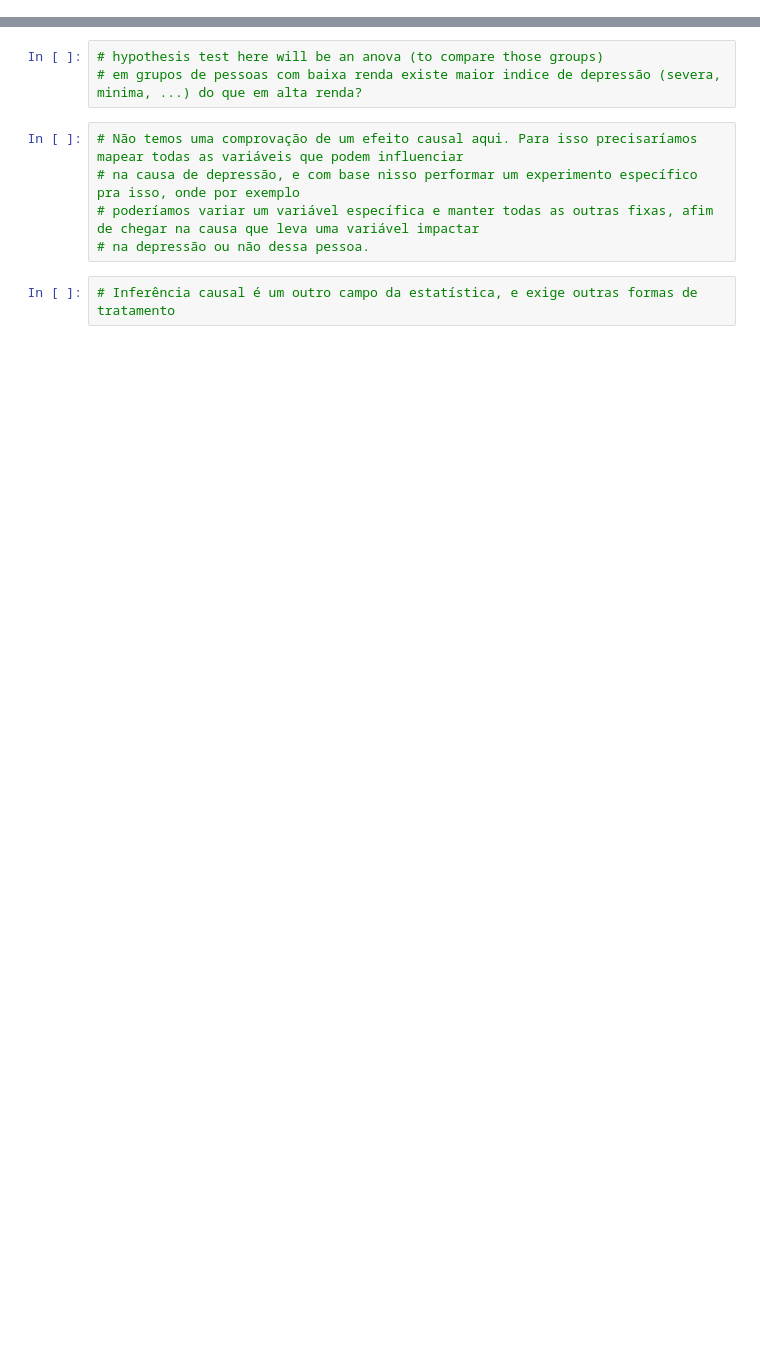
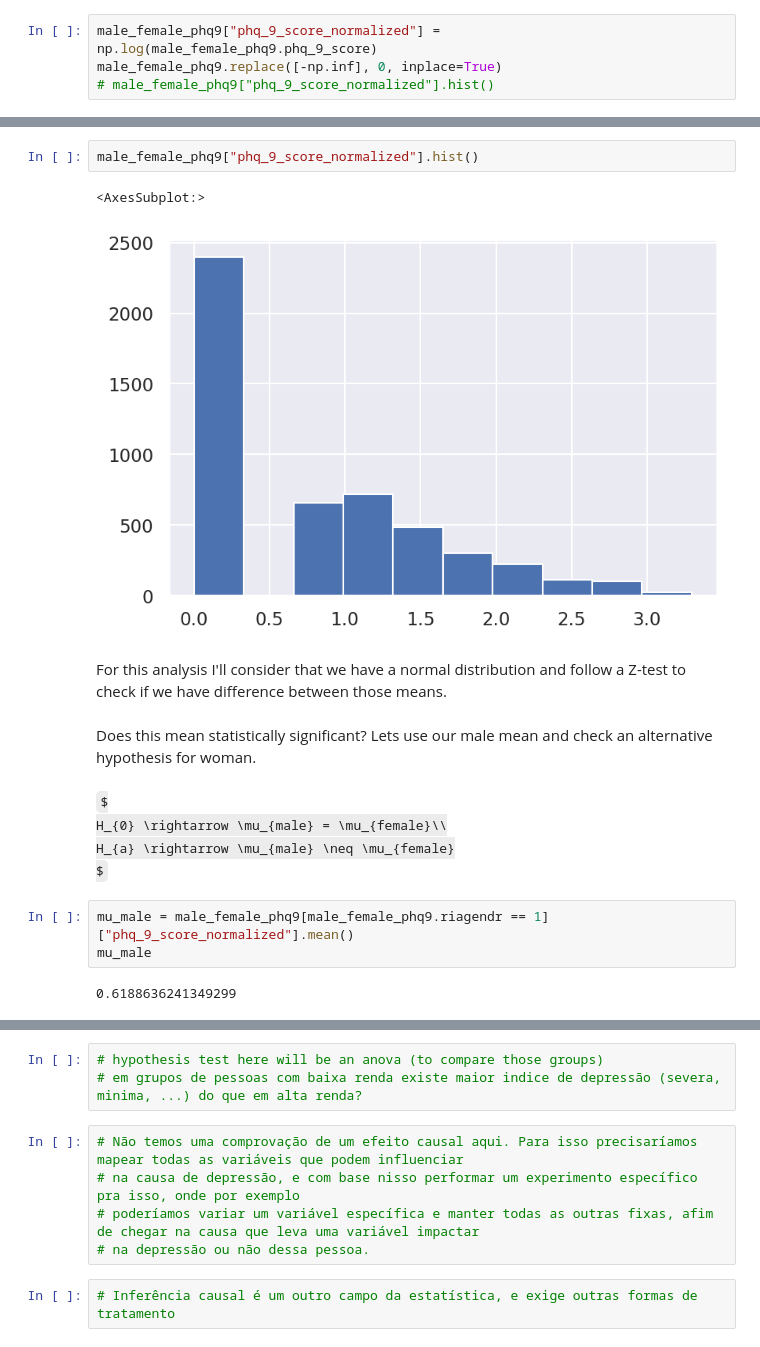
Before and after one commit to LucianoBatista/stat-infer-health-habits, a Jupyter notebook: 03-hypothesis-tests/03-hyp-tests.ipynb, the cells around one changed output, grey strips where cells are left out. Saved outputs shown, nothing was run; the diff lists cells and outputs as text; some formulas as TeX source; blank space fills up the shorter version.

```diff
--- a/03-hypothesis-tests/03-hyp-tests.ipynb
+++ b/03-hypothesis-tests/03-hyp-tests.ipynb
@@ -29,0 +59,4 @@ infer_phq_pag_hei_clean.shape
+# %%
+male_female_phq9["phq_9_score_normalized"] = np.log(male_female_phq9.phq_9_score)
+male_female_phq9.replace([-np.inf], 0, inplace=True)
+# male_female_phq9["phq_9_score_normalized"].hist()
@@ -29,0 +73,19 @@ infer_phq_pag_hei_clean.shape
+# %%
+male_female_phq9["phq_9_score_normalized"].hist()
+# %% [output]
+<AxesSubplot:>
+[figure, added]
+# %% [markdown]
+For this analysis I'll consider that we have a normal distribution and follow a Z-test to check if we have difference between those means.
+# %% [markdown]
+Does this mean statistically significant? Lets use our male mean and check an alternative hypothesis for woman.
+# %% [markdown]
+$
+H_{0} \rightarrow \mu_{male} = \mu_{female}\\
+H_{a} \rightarrow \mu_{male} \neq \mu_{female}
+$
+# %%
+mu_male = male_female_phq9[male_female_phq9.riagendr == 1]["phq_9_score_normalized"].mean()
+mu_male
+# %% [output]
+0.6188636241349299
```
Also changed, not shown: parts of 10 cells of this notebook, 1 other file.
